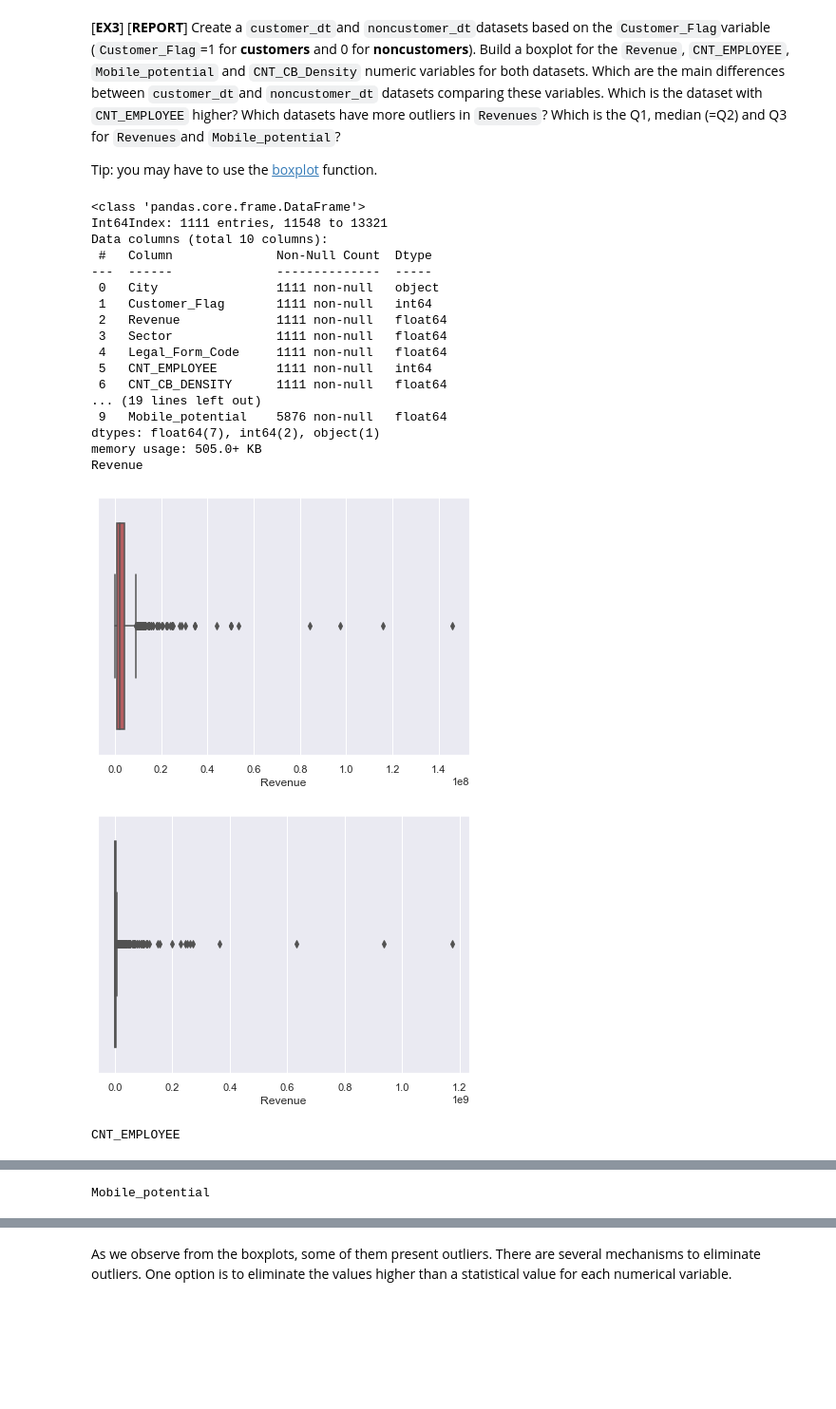
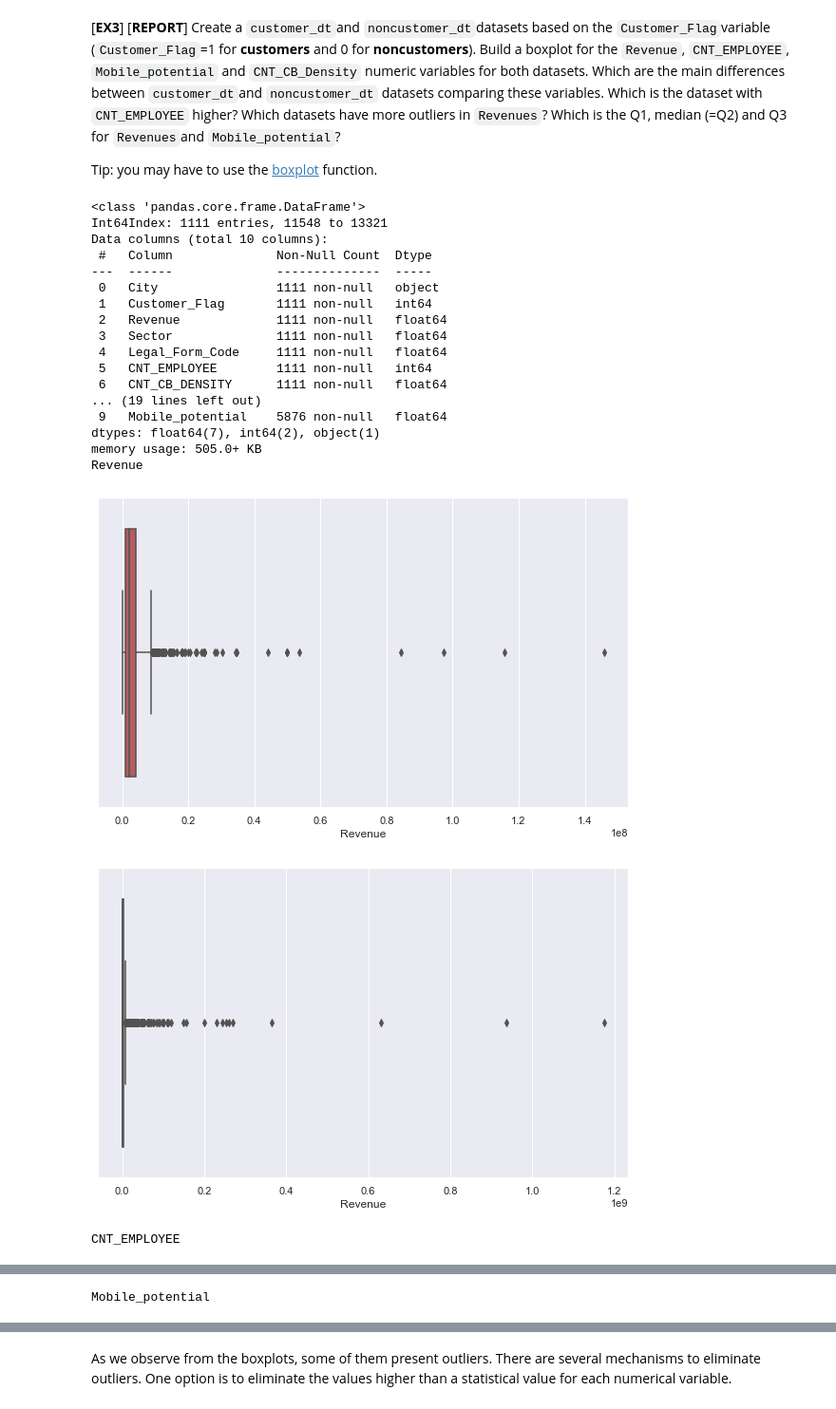
Before and after one commit to Xavaki/ML_project2, a Jupyter notebook: P02_Classification_student.ipynb, the cells around one changed output, grey strips where cells are left out. Shown at 95% size. Saved outputs shown, nothing was run; the diff lists cells and outputs as text; code cells hidden in the pictures; blank space fills up the shorter version.

Commit message:
Changes in cutoff, plots and final prediction.

```diff
--- a/P02_Classification_student.ipynb
+++ b/P02_Classification_student.ipynb
@@ -170,33 +170,36 @@ f = ['Revenue', 'CNT_EMPLOYEE','Mobile_potential', 'CNT_CB_DENSITY']
 # color list
 c = ['r', 'y','g', 'b']
 
+
+sns.set(rc={'figure.figsize': (10,6)})
+#sns.set(rc={'figure.figsize':(20,6)})
 ## Customer and non-customer boxplots
 for i in range(0, len(f)):
     print(f[i])
 
     sns.boxplot(customer_dt[f[i]], color=c[i])
     plt.show()
 
     sns.boxplot(noncustomer_dt[f[i]], color=c[i])
     plt.show()
 # %% [output]
 <class 'pandas.core.frame.DataFrame'>
 Int64Index: 1111 entries, 11548 to 13321
 Data columns (total 10 columns):
  #   Column              Non-Null Count  Dtype
 ---  ------              --------------  -----
  0   City                1111 non-null   object
  1   Customer_Flag       1111 non-null   int64
  2   Revenue             1111 non-null   float64
  3   Sector              1111 non-null   float64
  4   Legal_Form_Code     1111 non-null   float64
  5   CNT_EMPLOYEE        1111 non-null   int64
  6   CNT_CB_DENSITY      1111 non-null   float64
 ... (19 lines left out)
  9   Mobile_potential    5876 non-null   float64
 dtypes: float64(7), int64(2), object(1)
 memory usage: 505.0+ KB
 Revenue
-[figure, old version]
+[figure, new version]
-[figure, old version]
+[figure, new version]
 CNT_EMPLOYEE
```
Also changed, not shown: parts of 33 cells of this notebook.
